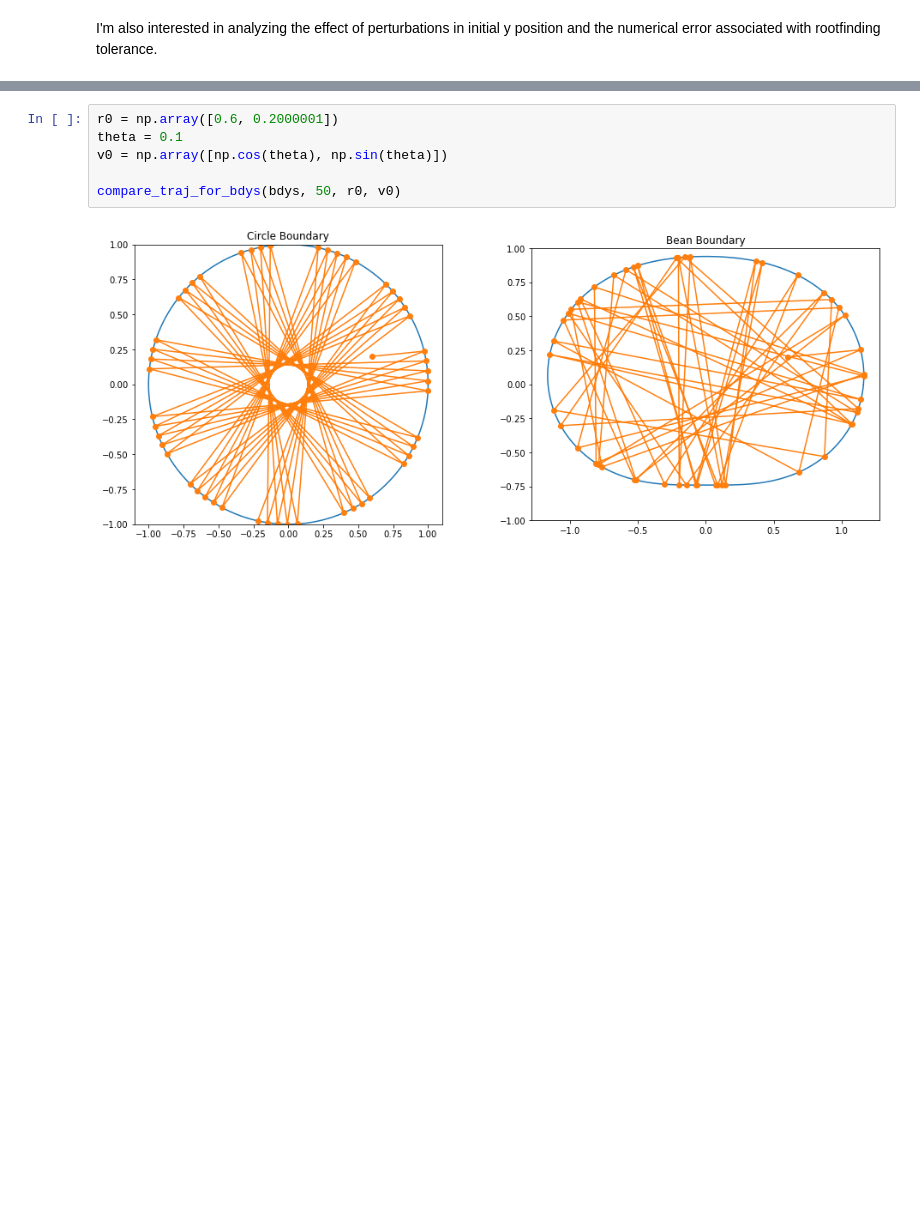
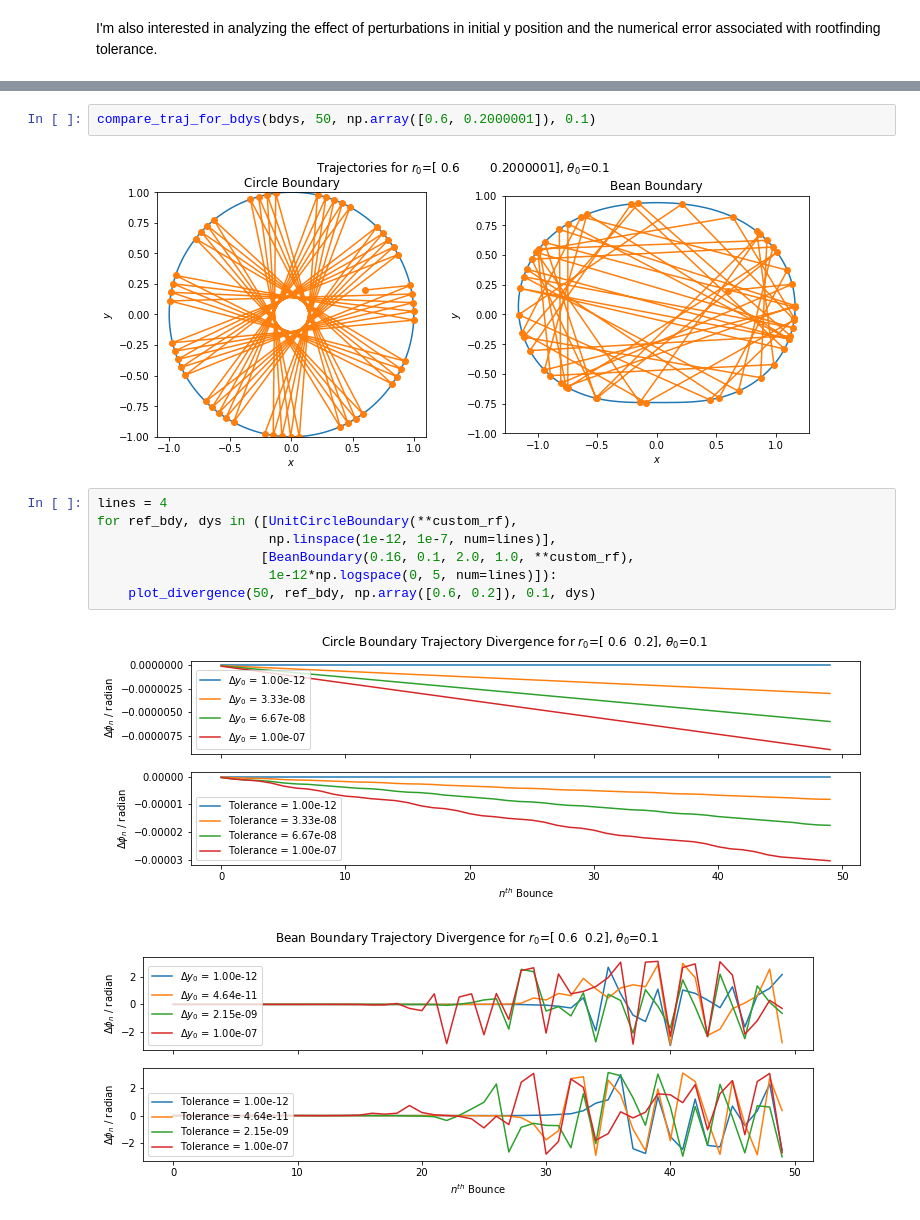
Before and after one commit to Jerror/PHY5340-Project1_Billiards, a Jupyter notebook: billiards.ipynb, the cells around one changed output, grey strips where cells are left out. Cells and saved outputs as stored; diff of their text form; blank space fills up the shorter version.

```diff
--- a/billiards.ipynb
+++ b/billiards.ipynb
@@ -215,8 +238,14 @@ compare_traj_for_bdys(bdys, 50, r0, v0)
 # %%
-r0 = np.array([0.6, 0.2000001])
-theta = 0.1
-v0 = np.array([np.cos(theta), np.sin(theta)])
-
-compare_traj_for_bdys(bdys, 50, r0, v0)
+compare_traj_for_bdys(bdys, 50, np.array([0.6, 0.2000001]), 0.1)
 # %% [output]
-[figure, old version]
+[figure, new version]
+# %%
+lines = 4
+for ref_bdy, dys in ([UnitCircleBoundary(**custom_rf),
+                      np.linspace(1e-12, 1e-7, num=lines)],
+                     [BeanBoundary(0.16, 0.1, 2.0, 1.0, **custom_rf),
+                      1e-12*np.logspace(0, 5, num=lines)]):
+    plot_divergence(50, ref_bdy, np.array([0.6, 0.2]), 0.1, dys)
+# %% [output]
+[figure, added]
+[figure, added]
```
Also changed, not shown: parts of 14 cells of this notebook.
